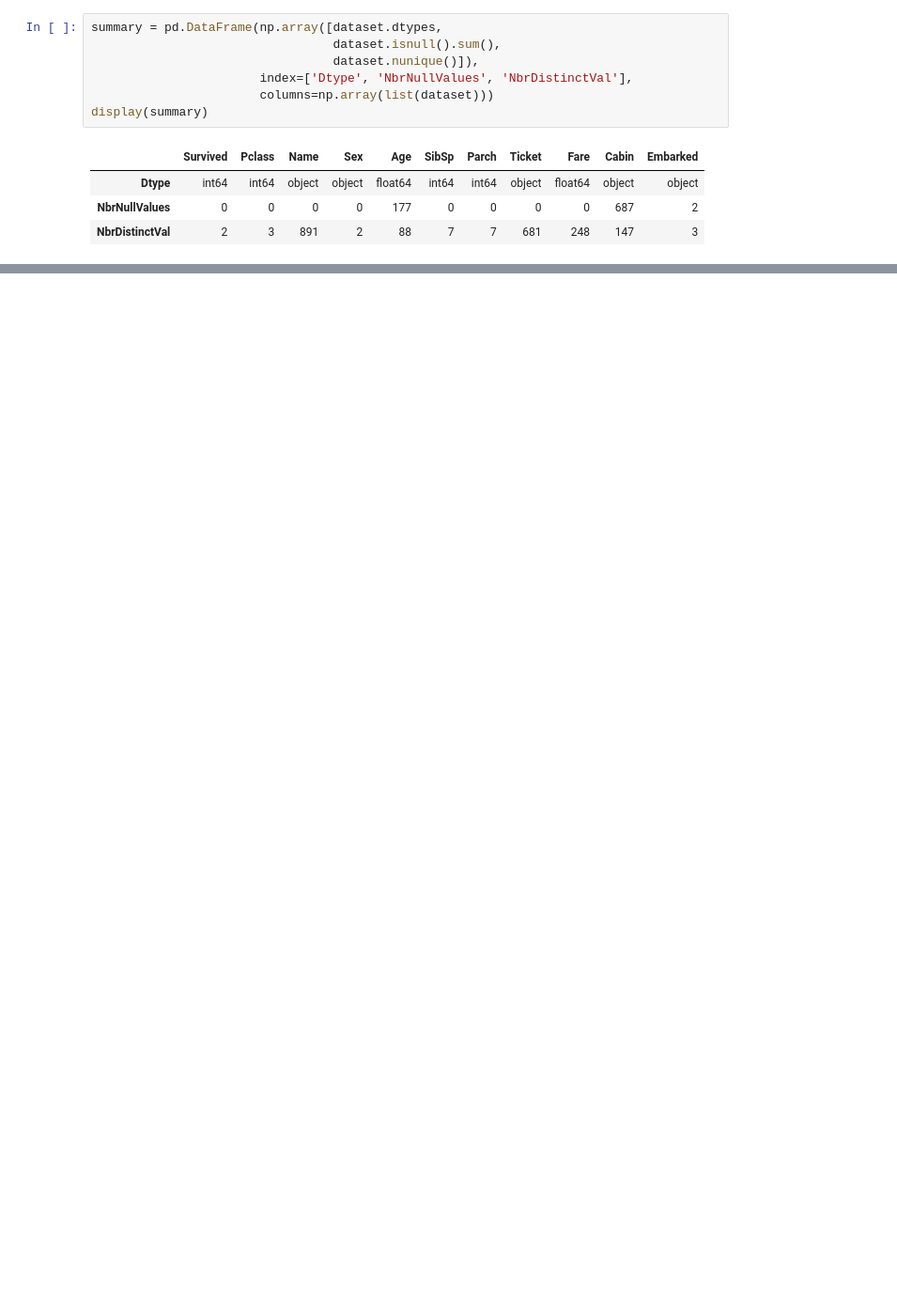
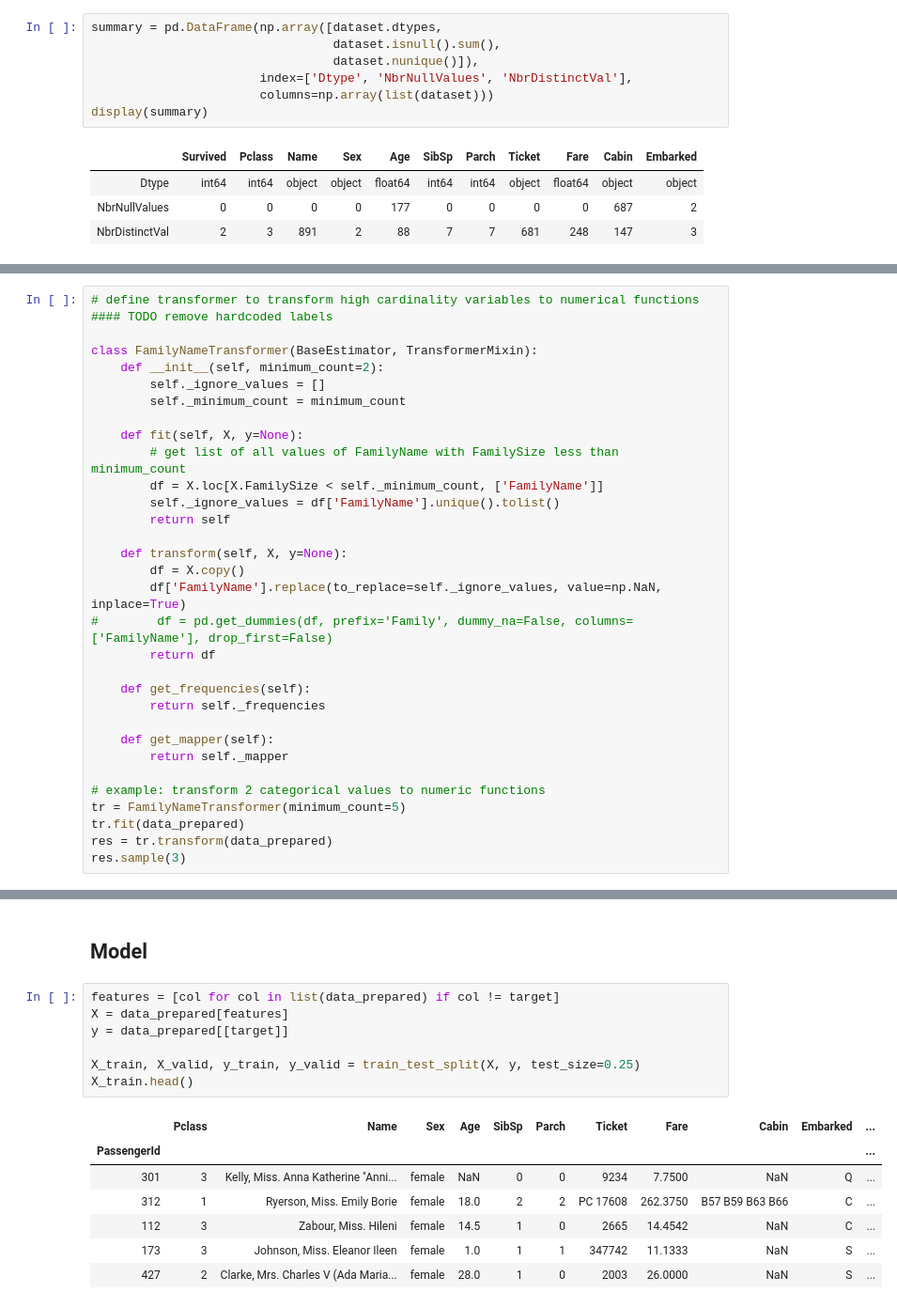
Before and after one commit to cedric-bertrand/DS-py, a Jupyter notebook: titanic/titanic_pipelines.ipynb, the cells around one changed output, grey strips where cells are left out. Shown: that part at 94% size. Drawn from its saved outputs; the diff is of its cells as text; blank space fills up the shorter version.

```diff
--- a/titanic/titanic_pipelines.ipynb
+++ b/titanic/titanic_pipelines.ipynb
@@ -75,0 +109,32 @@ X_train.head()
+# %%
+# define transformer to transform high cardinality variables to numerical functions
+#### TODO remove hardcoded labels
+
+class FamilyNameTransformer(BaseEstimator, TransformerMixin):
+    def __init__(self, minimum_count=2):
+        self._ignore_values = []
+        self._minimum_count = minimum_count
+
+    def fit(self, X, y=None):
+        # get list of all values of FamilyName with FamilySize less than minimum_count
+        df = X.loc[X.FamilySize < self._minimum_count, ['FamilyName']]
+        self._ignore_values = df['FamilyName'].unique().tolist()
+        return self
+
+    def transform(self, X, y=None):
+        df = X.copy()
+        df['FamilyName'].replace(to_replace=self._ignore_values, value=np.NaN, inplace=True)
+#        df = pd.get_dummies(df, prefix='Family', dummy_na=False, columns=['FamilyName'], drop_first=False)
+        return df
+
+    def get_frequencies(self):
+        return self._frequencies
+
+    def get_mapper(self):
+        return self._mapper
+
+# example: transform 2 categorical values to numeric functions
+tr = FamilyNameTransformer(minimum_count=5)
+tr.fit(data_prepared)
+res = tr.transform(data_prepared)
+res.sample(3)
@@ -76,2 +147,19 @@ X_train.head()
+# %% [markdown]
+## Model
+# %%
+features = [col for col in list(data_prepared) if col != target]
+X = data_prepared[features]
+y = data_prepared[[target]]
+
+X_train, X_valid, y_train, y_valid = train_test_split(X, y, test_size=0.25)
+X_train.head()
+# %% [output]
+|  | Pclass | Name | Sex | Age | SibSp | Parch | Ticket | Fare | Cabin | Embarked | ... |
+| PassengerId |  |  |  |  |  |  |  |  |  |  | ... |
+| 301 | 3 | Kelly, Miss. Anna Katherine "Anni... | female | NaN | 0 | 0 | 9234 | 7.7500 | NaN | Q | ... |
+| 312 | 1 | Ryerson, Miss. Emily Borie | female | 18.0 | 2 | 2 | PC 17608 | 262.3750 | B57 B59 B63 B66 | C | ... |
+| 112 | 3 | Zabour, Miss. Hileni | female | 14.5 | 1 | 0 | 2665 | 14.4542 | NaN | C | ... |
+| 173 | 3 | Johnson, Miss. Eleanor Ileen | female | 1.0 | 1 | 1 | 347742 | 11.1333 | NaN | S | ... |
+| 427 | 2 | Clarke, Mrs. Charles V (Ada Maria... | female | 28.0 | 1 | 0 | 2003 | 26.0000 | NaN | S | ... |
 # %%
 ct = ColumnTransformer( transformers =
```
Also changed, not shown: parts of 19 cells of this notebook.
